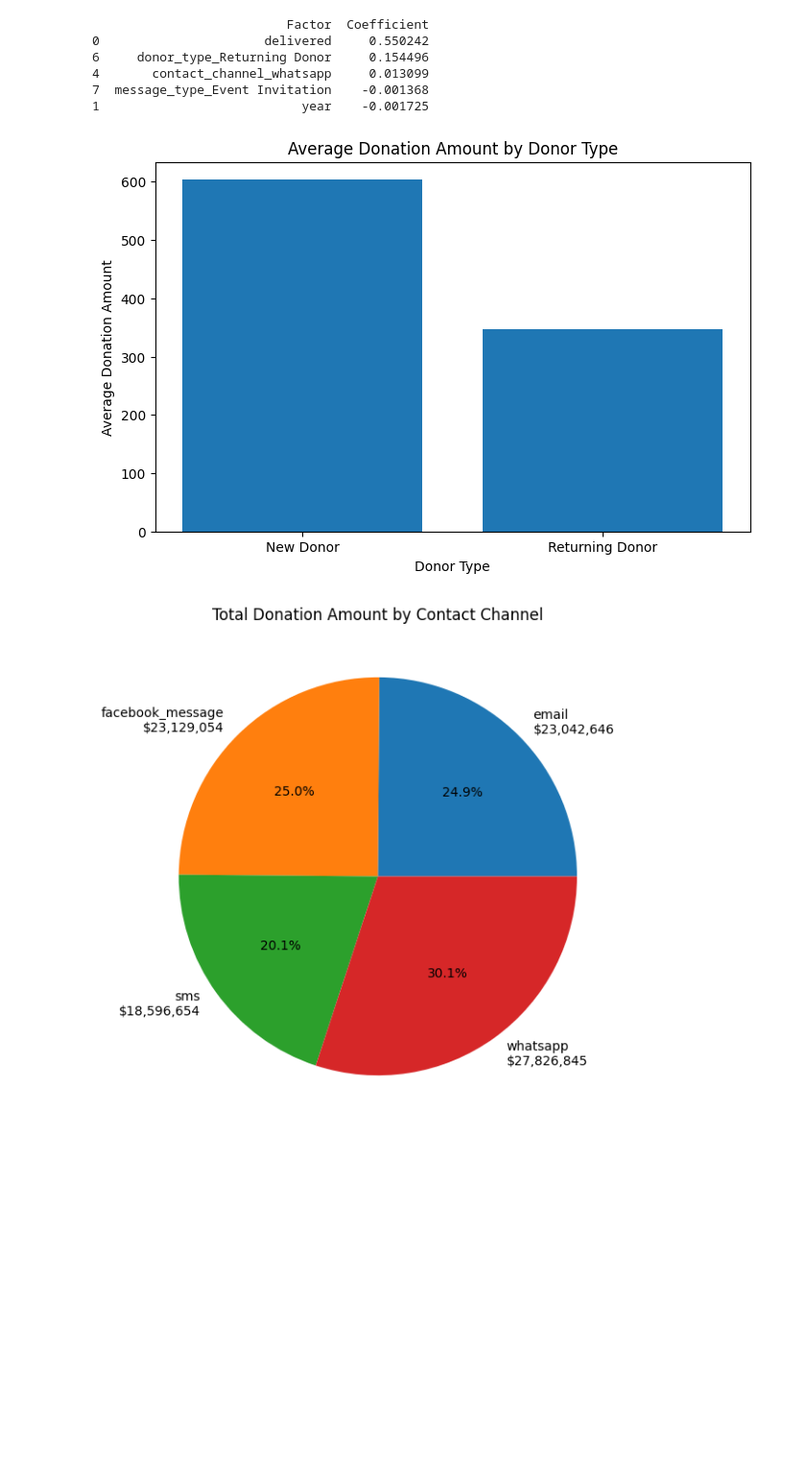
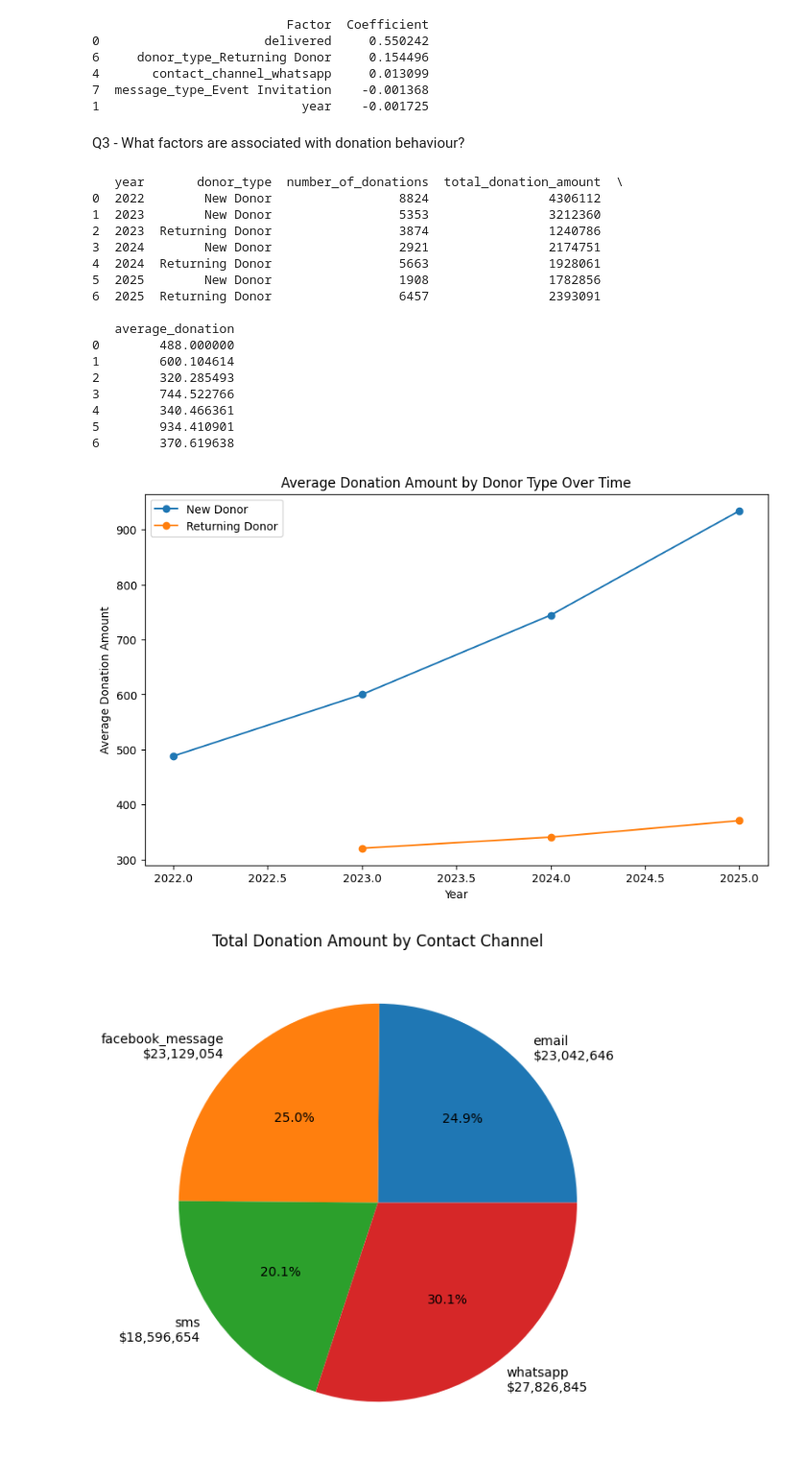
Before and after one commit to RemiRemRemRem/INF10027-Group-Project, a Jupyter notebook: assignment2.ipynb, the cells around one changed output. Shown at 96% size. Saved outputs shown, nothing was run; the diff lists cells and outputs as text; code cells hidden in the pictures; blank space fills up the shorter version.

```diff
--- a/assignment2.ipynb
+++ b/assignment2.ipynb
@@ -705,34 +741,59 @@ print(top_factors)
 4       contact_channel_whatsapp     0.013099
 7  message_type_Event Invitation    -0.001368
 1                           year    -0.001725
+# %% [markdown]
+Q3 - What factors are associated with donation behaviour?
 # %%
 # 3
 
 
-donor_behaviour = donations.groupby(
-    'donor_type'
+donor_behaviour_yearly = donations.groupby(
+    ['year', 'donor_type']
 ).agg(
     number_of_donations=('donation_id', 'count'),
     total_donation_amount=('donation_amount', 'sum'),
     average_donation=('donation_amount', 'mean')
 ).reset_index()
 
-donor_behaviour
+print(donor_behaviour_yearly)
 
-plt.figure(figsize=(8,5))
+plt.figure(figsize=(10, 6))
 
-plt.bar(
-    donor_behaviour['donor_type'],
-    donor_behaviour['average_donation']
-)
+for donor in donor_behaviour_yearly['donor_type'].unique():
+    data = donor_behaviour_yearly[
+        donor_behaviour_yearly['donor_type'] == donor
+    ]
+    plt.plot(
+        data['year'],
+        data['average_donation'],
+        marker='o',
+        label=donor
+    )
 
-plt.title("Average Donation Amount by Donor Type")
-plt.xlabel("Donor Type")
+plt.title("Average Donation Amount by Donor Type Over Time")
+plt.xlabel("Year")
 plt.ylabel("Average Donation Amount")
-
+plt.legend()
 plt.show()
 # %% [output]
+   year       donor_type  number_of_donations  total_donation_amount  \
+0  2022        New Donor                 8824                4306112
+1  2023        New Donor                 5353                3212360
+2  2023  Returning Donor                 3874                1240786
+3  2024        New Donor                 2921                2174751
+4  2024  Returning Donor                 5663                1928061
+5  2025        New Donor                 1908                1782856
+6  2025  Returning Donor                 6457                2393091
+
+   average_donation
+0        488.000000
+1        600.104614
+2        320.285493
+3        744.522766
+4        340.466361
+5        934.410901
+6        370.619638
-[figure, old version]
+[figure, new version]
 # %%
 merged_data = pd.merge(
     donations,
```
Also changed, not shown: parts of 6 cells of this notebook.
